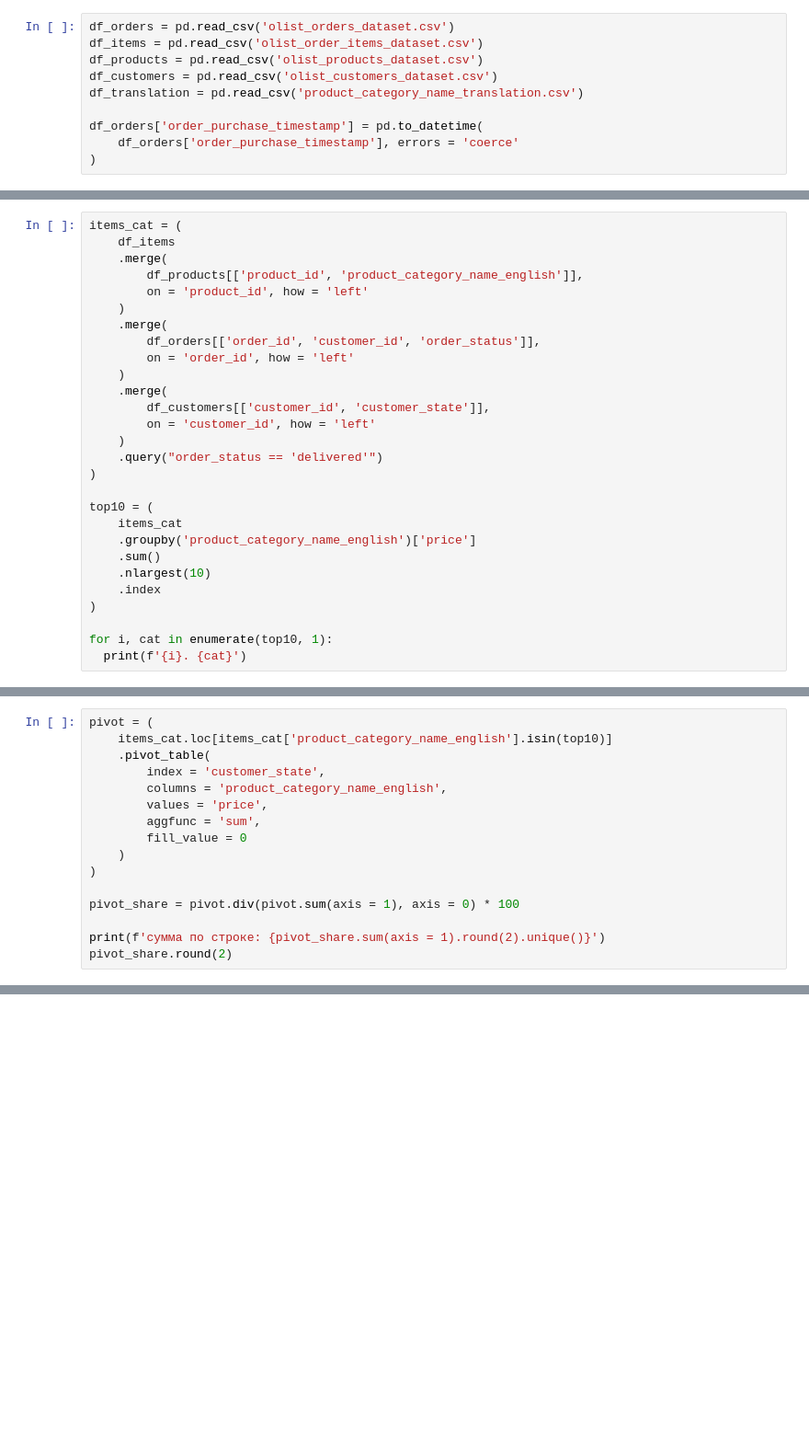
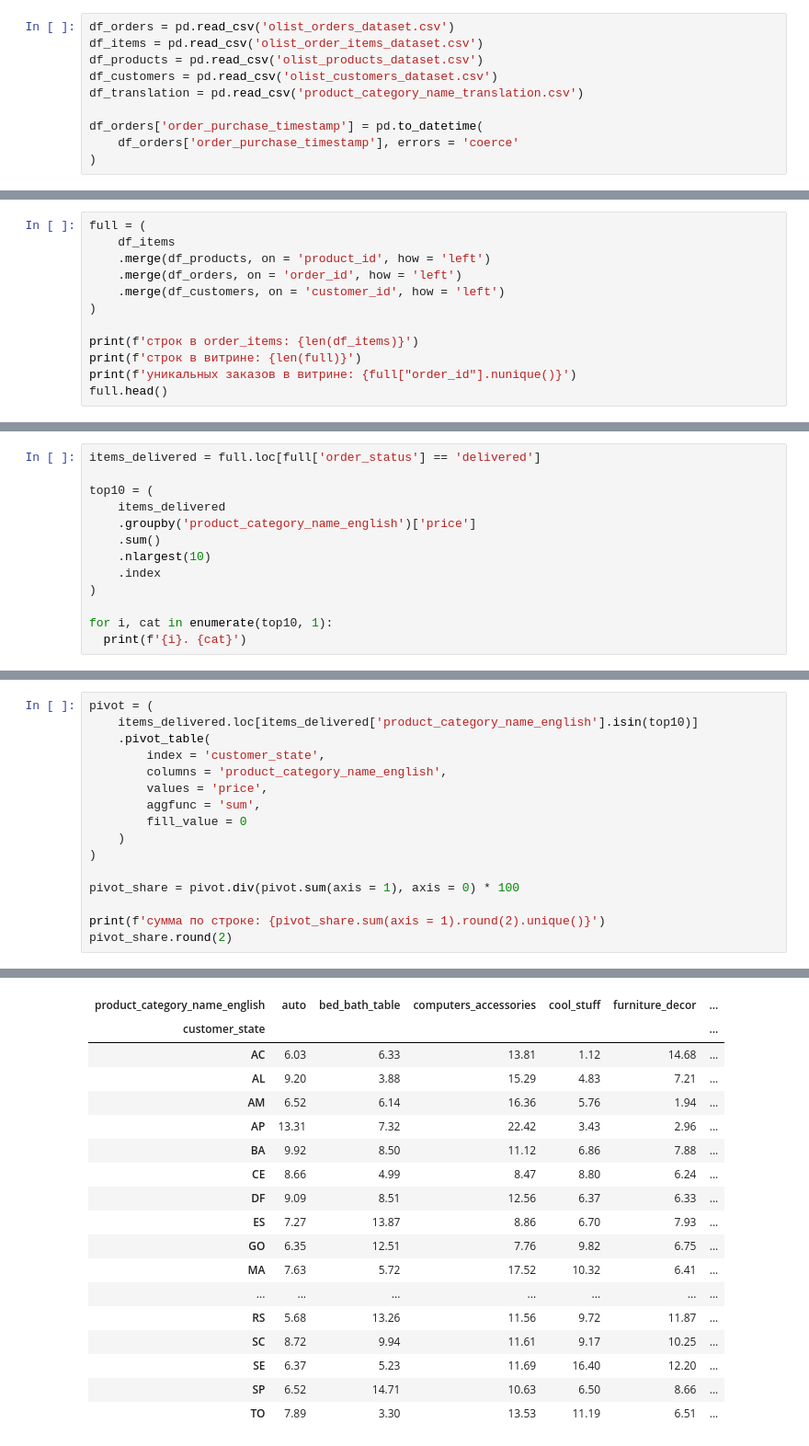
Before and after one commit to klippxt/olist-data-analysis, a Jupyter notebook: olist-data-analysis/lab3_merging_rfm.ipynb, the cells around one changed output, grey strips where cells are left out. Shown at 92% size. Drawn from its saved outputs; the diff is of its cells as text; blank space fills up the shorter version.

```diff
--- a/olist-data-analysis/lab3_merging_rfm.ipynb
+++ b/olist-data-analysis/lab3_merging_rfm.ipynb
@@ -23,0 +41,12 @@ print(f'товаров без перевода категории: {unknown_coun
+# %%
+full = (
+    df_items
+    .merge(df_products, on = 'product_id', how = 'left')
+    .merge(df_orders, on = 'order_id', how = 'left')
+    .merge(df_customers, on = 'customer_id', how = 'left')
+)
+
+print(f'строк в order_items: {len(df_items)}')
+print(f'строк в витрине: {len(full)}')
+print(f'уникальных заказов в витрине: {full["order_id"].nunique()}')
+full.head()
@@ -95,23 +224,8 @@ print(champions['customer_state'].value_counts().head(5))
 # %%
-items_cat = (
-    df_items
-    .merge(
-        df_products[['product_id', 'product_category_name_english']],
-        on = 'product_id', how = 'left'
-    )
-    .merge(
-        df_orders[['order_id', 'customer_id', 'order_status']],
-        on = 'order_id', how = 'left'
-    )
-    .merge(
-        df_customers[['customer_id', 'customer_state']],
-        on = 'customer_id', how = 'left'
-    )
-    .query("order_status == 'delivered'")
-)
+items_delivered = full.loc[full['order_status'] == 'delivered']
 
 top10 = (
-    items_cat
+    items_delivered
     .groupby('product_category_name_english')['price']
     .sum()
     .nlargest(10)
@@ -123,6 +248,6 @@ for i, cat in enumerate(top10, 1):
 # %%
 pivot = (
-    items_cat.loc[items_cat['product_category_name_english'].isin(top10)]
+    items_delivered.loc[items_delivered['product_category_name_english'].isin(top10)]
     .pivot_table(
         index = 'customer_state',
         columns = 'product_category_name_english',
@@ -136,3 +261,4 @@ pivot_share = pivot.div(pivot.sum(axis = 1), axis = 0) * 100
 
 print(f'сумма по строке: {pivot_share.sum(axis = 1).round(2).unique()}')
 pivot_share.round(2)
+# %% [output]
@@ -139,2 +266,20 @@ pivot_share.round(2)
+| product_category_name_english | auto | bed_bath_table | computers_accessories | cool_stuff | furniture_decor | ... |
+| customer_state |  |  |  |  |  | ... |
+| AC | 6.03 | 6.33 | 13.81 | 1.12 | 14.68 | ... |
+| AL | 9.20 | 3.88 | 15.29 | 4.83 | 7.21 | ... |
+| AM | 6.52 | 6.14 | 16.36 | 5.76 | 1.94 | ... |
+| AP | 13.31 | 7.32 | 22.42 | 3.43 | 2.96 | ... |
+| BA | 9.92 | 8.50 | 11.12 | 6.86 | 7.88 | ... |
+| CE | 8.66 | 4.99 | 8.47 | 8.80 | 6.24 | ... |
+| DF | 9.09 | 8.51 | 12.56 | 6.37 | 6.33 | ... |
+| ES | 7.27 | 13.87 | 8.86 | 6.70 | 7.93 | ... |
+| GO | 6.35 | 12.51 | 7.76 | 9.82 | 6.75 | ... |
+| MA | 7.63 | 5.72 | 17.52 | 10.32 | 6.41 | ... |
+| ... | ... | ... | ... | ... | ... | ... |
+| RS | 5.68 | 13.26 | 11.56 | 9.72 | 11.87 | ... |
+| SC | 8.72 | 9.94 | 11.61 | 9.17 | 10.25 | ... |
+| SE | 6.37 | 5.23 | 11.69 | 16.40 | 12.20 | ... |
+| SP | 6.52 | 14.71 | 10.63 | 6.50 | 8.66 | ... |
+| TO | 7.89 | 3.30 | 13.53 | 11.19 | 6.51 | ... |
 # %%
 country_avg = pivot_share['health_beauty'].mean()
```
Also changed, not shown: parts of 25 cells of this notebook, 2 other files.
